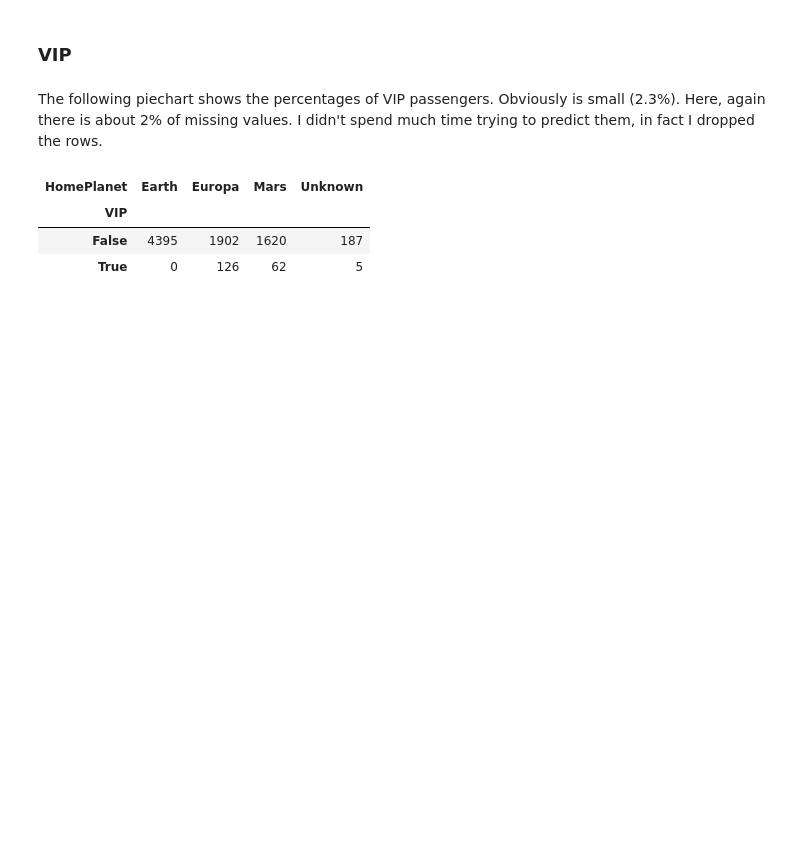
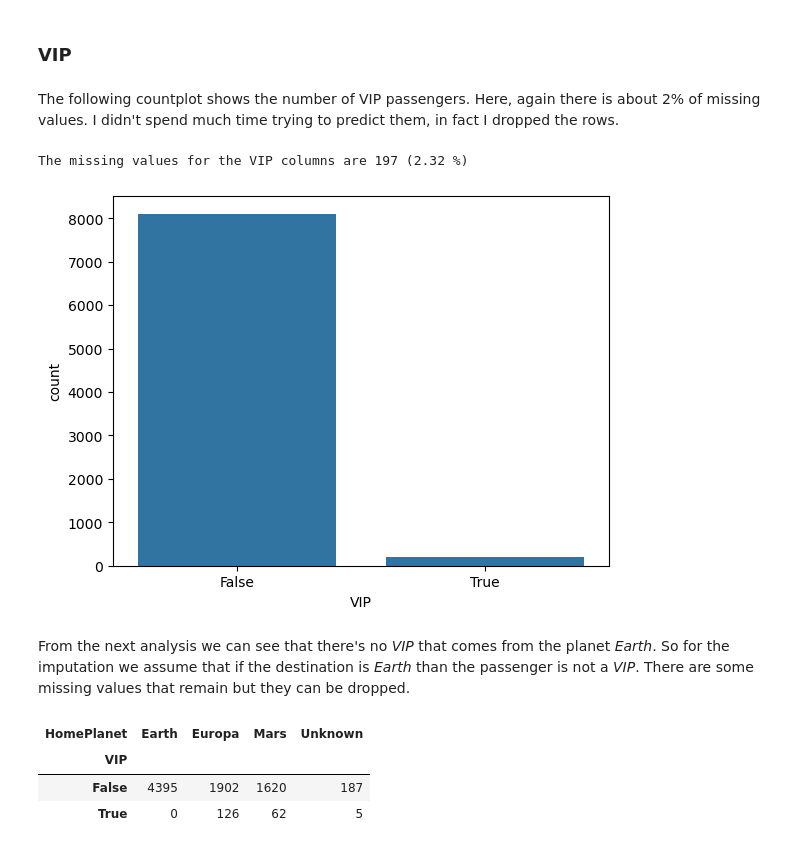
Before and after one commit to gianlucatut16/Spaceship-Titanic, a Jupyter notebook: main.ipynb, the cells around one changed output. Saved outputs shown, nothing was run; the diff lists cells and outputs as text; code cells hidden in the pictures; blank space fills up the shorter version.

```diff
--- a/main.ipynb
+++ b/main.ipynb
@@ -178,7 +208,17 @@ plt.show()
 # %% [markdown]
 ### VIP
 # %% [markdown]
-The following piechart shows the percentages of VIP passengers. Obviously is small (2.3%). Here, again there is about 2% of missing values. I didn't spend much time trying to predict them, in fact I dropped the rows.
+The following countplot shows the number of VIP passengers. Here, again there is about 2% of missing values. I didn't spend much time trying to predict them, in fact I dropped the rows.
+# %%
+total_nan = df['VIP'].isna().sum()
+print(f'The missing values for the VIP columns are {total_nan} ({np.round(total_nan * 100/df.shape[0], 2)} %)')
+sns.countplot(data = df, x = 'VIP')
+plt.show()
+# %% [output]
+The missing values for the VIP columns are 197 (2.32 %)
+[figure, added]
+# %% [markdown]
+From the next analysis we can see that there's no *VIP* that comes from the planet *Earth*. So for the imputation we assume that if the destination is *Earth* than the passenger is not a *VIP*. There are some missing values that remain but they can be dropped.
 # %%
 sns.countplot(data = df, x = 'HomePlanet', hue = 'VIP')
 pd.crosstab(df['VIP'], df['HomePlanet'])
```
Also changed, not shown: parts of 33 cells of this notebook, 2 other files.
